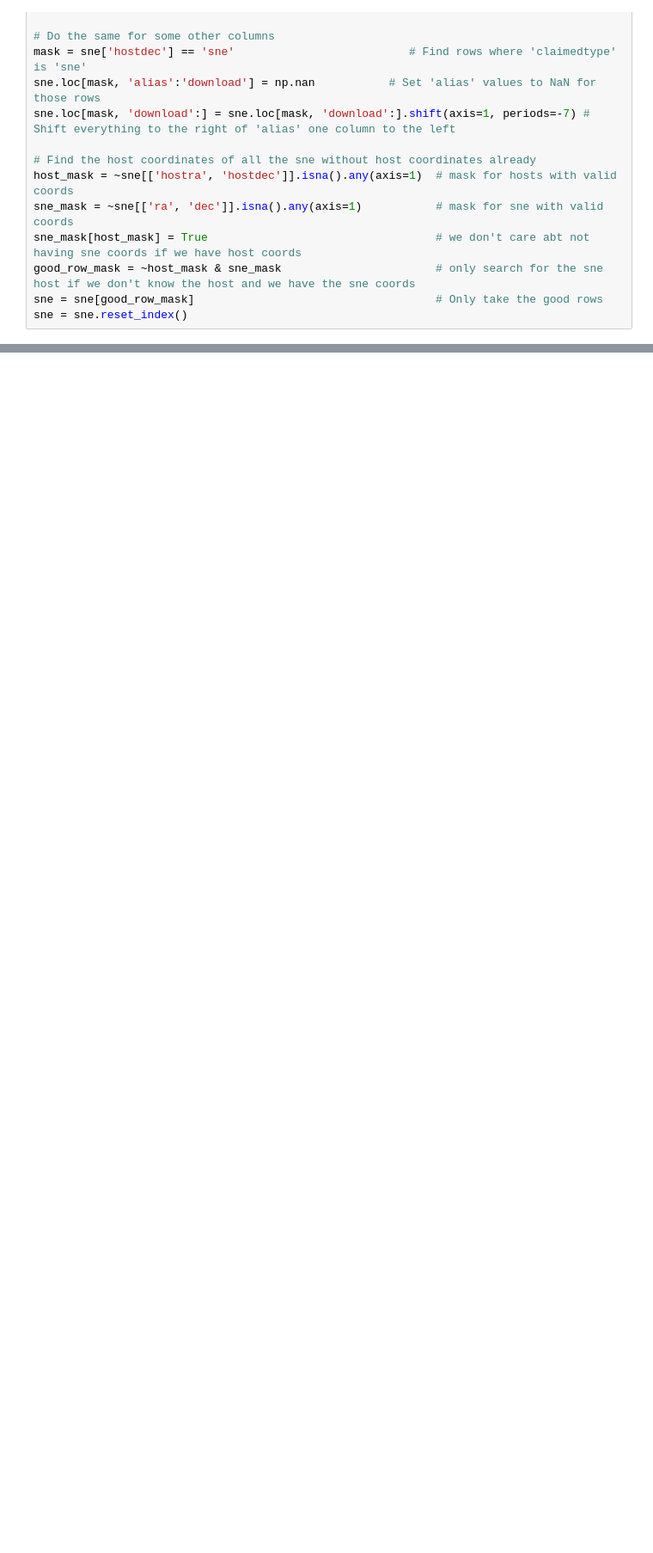
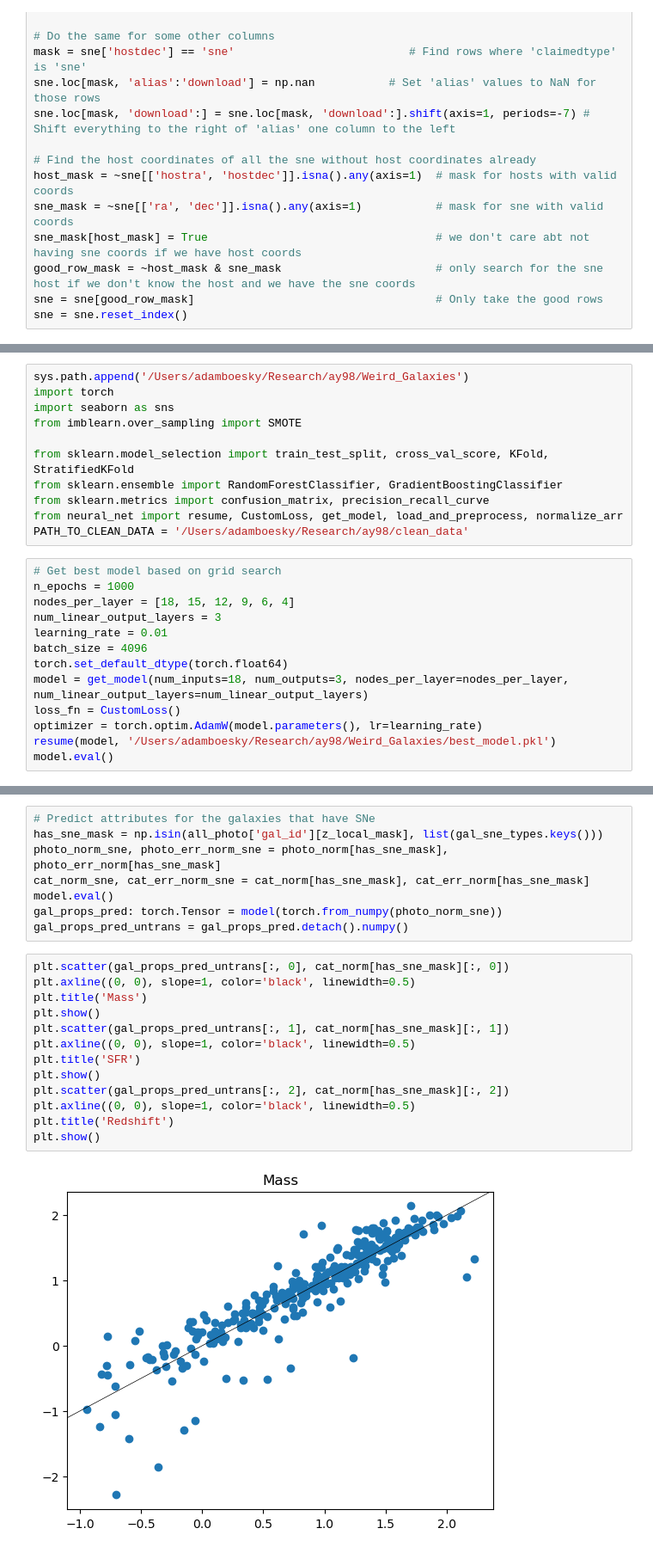
Before and after one commit to Adam-Boesky/astro_SPLASH, a Jupyter notebook: preprocessing/cleaning.ipynb, the cells around one changed output, grey strips where cells are left out. Shown at 86% size. Cells and saved outputs as stored; diff of their text form; blank space fills up the shorter version.

Commit message:
Classifying from NN preds

```diff
--- a/preprocessing/cleaning.ipynb
+++ b/preprocessing/cleaning.ipynb
@@ -653,0 +621,24 @@ array([(b'644246851693',  9.71018059, -44.03439074, 5.558, b'zphot',   1.333,
+# %%
+sys.path.append('/Users/adamboesky/Research/ay98/Weird_Galaxies')
+import torch
+import seaborn as sns
+from imblearn.over_sampling import SMOTE
+
+from sklearn.model_selection import train_test_split, cross_val_score, KFold, StratifiedKFold
+from sklearn.ensemble import RandomForestClassifier, GradientBoostingClassifier
+from sklearn.metrics import confusion_matrix, precision_recall_curve
+from neural_net import resume, CustomLoss, get_model, load_and_preprocess, normalize_arr
+PATH_TO_CLEAN_DATA = '/Users/adamboesky/Research/ay98/clean_data'
+# %%
+# Get best model based on grid search
+n_epochs = 1000
+nodes_per_layer = [18, 15, 12, 9, 6, 4]
+num_linear_output_layers = 3
+learning_rate = 0.01
+batch_size = 4096
+torch.set_default_dtype(torch.float64)
+model = get_model(num_inputs=18, num_outputs=3, nodes_per_layer=nodes_per_layer, num_linear_output_layers=num_linear_output_layers)
+loss_fn = CustomLoss()
+optimizer = torch.optim.AdamW(model.parameters(), lr=learning_rate)
+resume(model, '/Users/adamboesky/Research/ay98/Weird_Galaxies/best_model.pkl')
+model.eval()
@@ -653,0 +727,23 @@ array([(b'644246851693',  9.71018059, -44.03439074, 5.558, b'zphot',   1.333,
+# %%
+# Predict attributes for the galaxies that have SNe
+has_sne_mask = np.isin(all_photo['gal_id'][z_local_mask], list(gal_sne_types.keys()))
+photo_norm_sne, photo_err_norm_sne = photo_norm[has_sne_mask], photo_err_norm[has_sne_mask]
+cat_norm_sne, cat_err_norm_sne = cat_norm[has_sne_mask], cat_err_norm[has_sne_mask]
+model.eval()
+gal_props_pred: torch.Tensor = model(torch.from_numpy(photo_norm_sne))
+gal_props_pred_untrans = gal_props_pred.detach().numpy()
+# %%
+plt.scatter(gal_props_pred_untrans[:, 0], cat_norm[has_sne_mask][:, 0])
+plt.axline((0, 0), slope=1, color='black', linewidth=0.5)
+plt.title('Mass')
+plt.show()
+plt.scatter(gal_props_pred_untrans[:, 1], cat_norm[has_sne_mask][:, 1])
+plt.axline((0, 0), slope=1, color='black', linewidth=0.5)
+plt.title('SFR')
+plt.show()
+plt.scatter(gal_props_pred_untrans[:, 2], cat_norm[has_sne_mask][:, 2])
+plt.axline((0, 0), slope=1, color='black', linewidth=0.5)
+plt.title('Redshift')
+plt.show()
+# %% [output]
+[figure, added]
```
Also changed, not shown: parts of 75 cells of this notebook, 15 other files.
